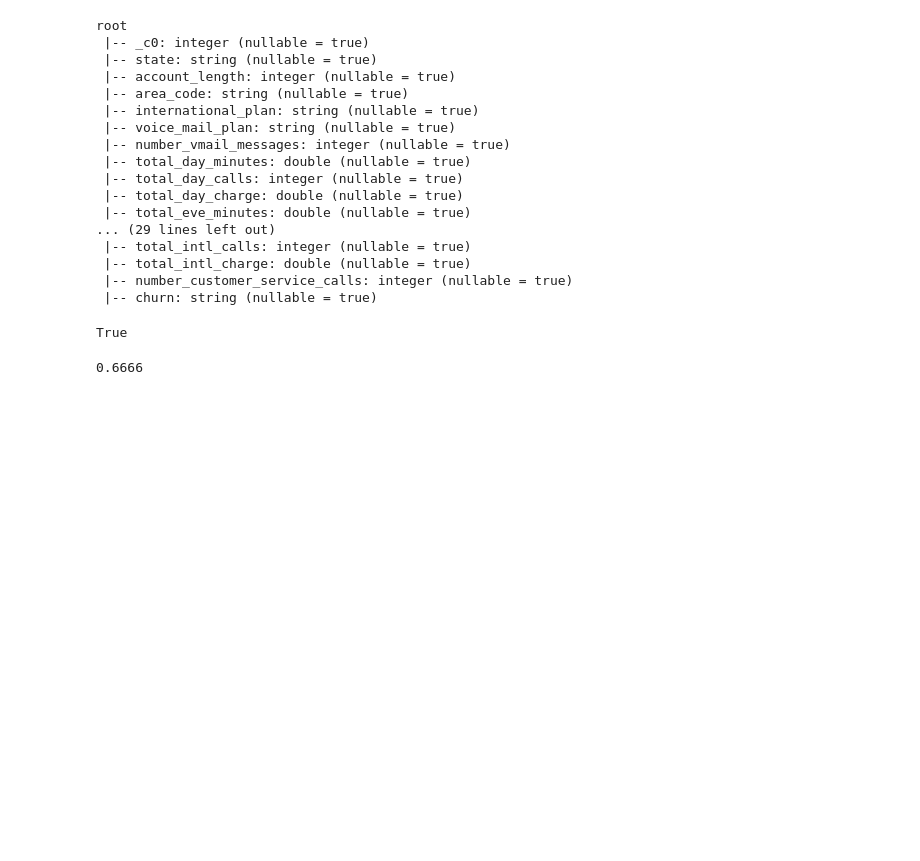
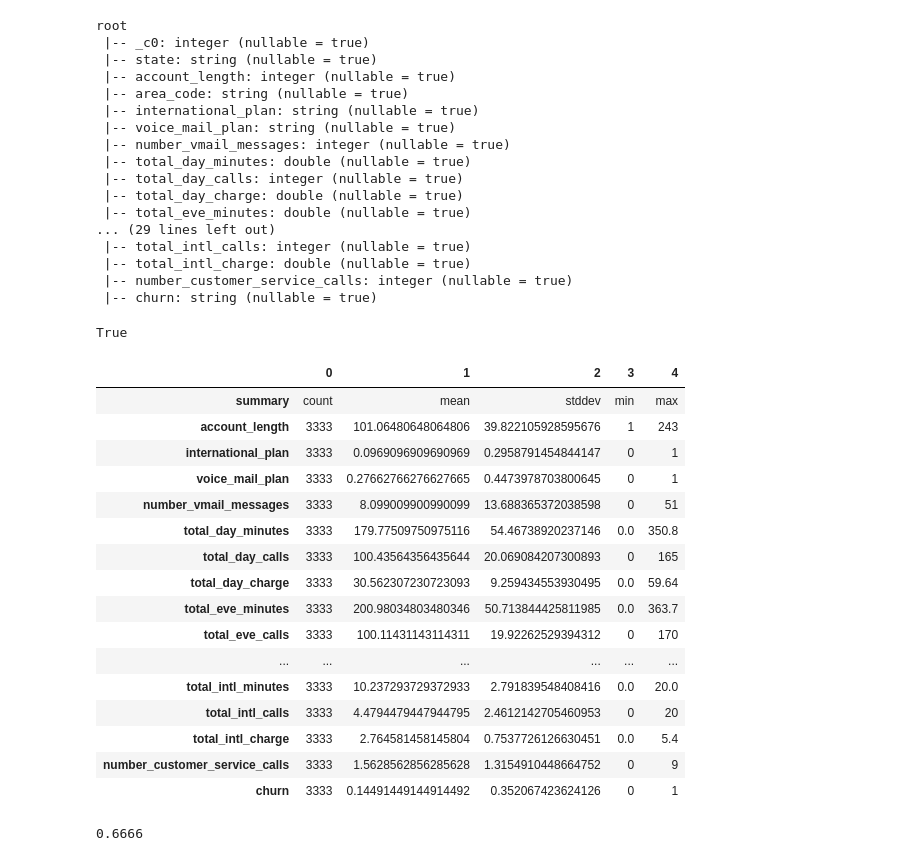
Before and after one commit to FernandoFaillaFoschiani/PySparkChurnAnalytics, a Jupyter notebook: ProjetoChurnAnalytics.ipynb, the cells around one changed output. Saved outputs shown, nothing was run; the diff lists cells and outputs as text; code cells hidden in the pictures; blank space fills up the shorter version.

```diff
--- a/ProjetoChurnAnalytics.ipynb
+++ b/ProjetoChurnAnalytics.ipynb
@@ -28,6 +40,28 @@ root
  |-- number_customer_service_calls: integer (nullable = true)
  |-- churn: string (nullable = true)
 True
+# %%
+#Estatística Descritiva das dados numéricos
+
+DFtreino.select(listVarByType(['integer','double'])).describe().toPandas().transpose()
+# %% [output]
+|  | 0 | 1 | 2 | 3 | 4 |
+| summary | count | mean | stddev | min | max |
+| account_length | 3333 | 101.06480648064806 | 39.822105928595676 | 1 | 243 |
+| international_plan | 3333 | 0.0969096909690969 | 0.2958791454844147 | 0 | 1 |
+| voice_mail_plan | 3333 | 0.27662766276627665 | 0.4473978703800645 | 0 | 1 |
+| number_vmail_messages | 3333 | 8.099009900990099 | 13.688365372038598 | 0 | 51 |
+| total_day_minutes | 3333 | 179.77509750975116 | 54.46738920237146 | 0.0 | 350.8 |
+| total_day_calls | 3333 | 100.43564356435644 | 20.069084207300893 | 0 | 165 |
+| total_day_charge | 3333 | 30.562307230723093 | 9.259434553930495 | 0.0 | 59.64 |
+| total_eve_minutes | 3333 | 200.98034803480346 | 50.713844425811985 | 0.0 | 363.7 |
+| total_eve_calls | 3333 | 100.11431143114311 | 19.92262529394312 | 0 | 170 |
+| ... | ... | ... | ... | ... | ... |
+| total_intl_minutes | 3333 | 10.237293729372933 | 2.791839548408416 | 0.0 | 20.0 |
+| total_intl_calls | 3333 | 4.4794479447944795 | 2.4612142705460953 | 0 | 20 |
+| total_intl_charge | 3333 | 2.764581458145804 | 0.7537726126630451 | 0.0 | 5.4 |
+| number_customer_service_calls | 3333 | 1.5628562856285628 | 1.3154910448664752 | 0 | 9 |
+| churn | 3333 | 0.14491449144914492 | 0.352067423624126 | 0 | 1 |
 # %%
 #Analisando quantos % os dados de treino representam do total das bases
 
```
Also changed, not shown: parts of 19 cells of this notebook.
